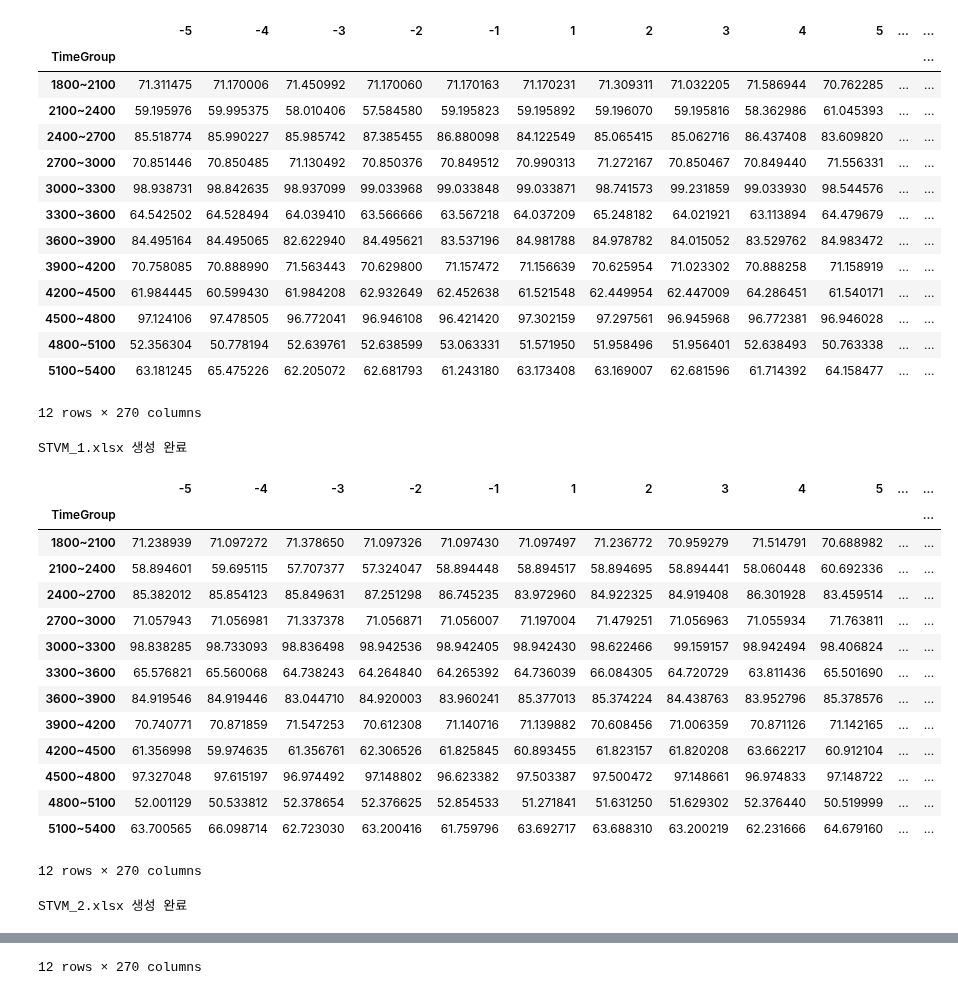
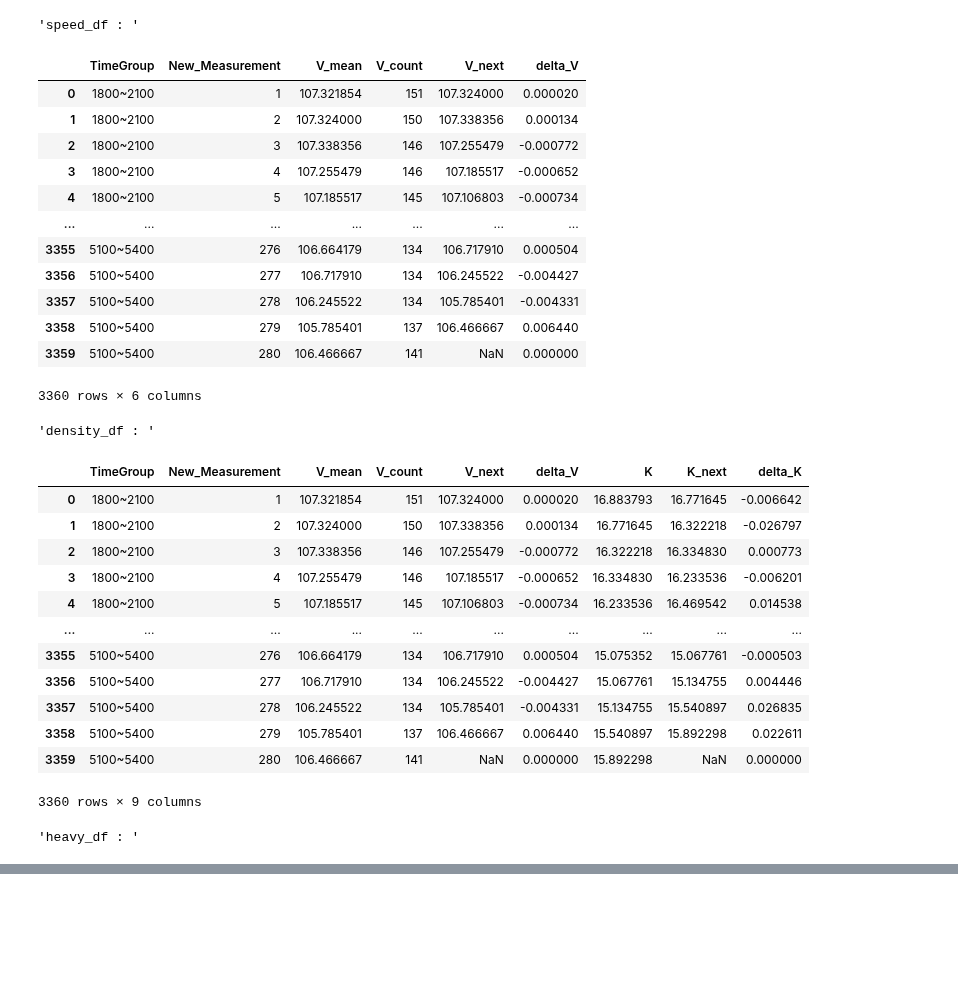
Before and after one commit to hminj98/VISSIM_macro, a Jupyter notebook: network_version2/4.0/3-1.stvm_V2.2.ipynb, the cells around one changed output, grey strips where cells are left out. Cells and saved outputs as stored; diff of their text form; code cells hidden in the pictures; blank space fills up the shorter version.

Commit message:
stvm 수정

```diff
--- a/network_version2/4.0/3-1.stvm_V2.2.ipynb
+++ b/network_version2/4.0/3-1.stvm_V2.2.ipynb
@@ -232,7 +232,6 @@ def modify_frame(z_score_df):
     return result_df
 
 
-
 def z_to_score(z, z_min, z_max):
     if 1.645 <= z <= z_max:
         return 50 + ((95 + 5 * ((z - 1.645) / (z_max - 1.645))) * 0.5)
@@ -271,13 +270,23 @@ def z_to_score(z, z_min, z_max):
     else:
         return np.nan
 
+def merged_varible(speed_df, density_df, heavy_df, entry_saturation_df, rfr_df, normality_df):
+    display("speed_df : ", speed_df)
+    display("density_df : ", density_df)
+    display("heavy_df : ", heavy_df)
+    display("entry_saturation_df : ", entry_saturation_df)
+    display("rfr_df : ", rfr_df)
+    display("normality_df : ", normality_df)
+    return False
+
 ###################################################################################################################
 
-folder_path = r"E:\network_version2.9.0\network09_mer"
+folder_path = r"C:\Users\(주)내일이엔시 도로교통안전연구소\Desktop\초장대 K-지하고속도로 인프라 안전 및 효율 향상 기술 개발(2차년도)\자료모음\시뮬레이션 설명 자료\소장님 컴펌 자료\mer파일\600"
 mer_list = [file for file in os.listdir(folder_path) if file.endswith(".mer")]
 
 grouped_df = pd.DataFrame()
 result_df = pd.DataFrame()
+
 for i in range(len(mer_list)):
     mer_file = mer_list[i]
     with open(os.path.join(folder_path, mer_file), "r", encoding="utf-8", errors="ignore") as file:
@@ -330,63 +339,63 @@ for i in range(len(mer_list)):
                 heavy_df = heavy_rate(original_df)
 
                 # 진입 포화도
                 entry_saturation_df = entry_saturation(original_df)
 
                 # 램프 유출입 비율
                 rfr_df = rfr_rate(original_df)
 
                 # 진출 정상성
                 normality_df = output_normality(original_df)
 
                 # STVM 계산
                 stvm_df = calculate_stvm(speed_df, density_df, heavy_df, entry_saturation_df, rfr_df, normality_df)
 
                 # Z-Score 계산
                 z_score_df = calculate_z_score(stvm_df)
 
                 # 결과 정리
                 result_df = modify_frame(z_score_df)
 
+                # 변수별 데이터 모음(STVM 결과랑 상관 X)
+                varible_df = merged_varible(speed_df, density_df, heavy_df, entry_saturation_df, rfr_df, normality_df)
+
                 excel_folder_path = os.path.join(folder_path, "STVM")
                 os.makedirs(excel_folder_path, exist_ok=True)
                 excel_file_name = f"STVM_{i+1}.xlsx"
                 excel_file_path = os.path.join(excel_folder_path, excel_file_name)
-                result_df.to_excel(excel_file_path, index=True)
+                #result_df.to_excel(excel_file_path, index=True)
                 print(f"{excel_file_name} 생성 완료")
 
                 # 메모리 정리
                 del df, original_df, speed_df, density_df, heavy_df, entry_saturation_df, rfr_df, normality_df, stvm_df, z_score_df
                 gc.collect()
 # %% [output]
+'speed_df : '
-|  | -5 | -4 | -3 | -2 | -1 | 1 | 2 | 3 | 4 | 5 | ... | ... |
-| TimeGroup |  |  |  |  |  |  |  |  |  |  |  | ... |
-| 1800~2100 | 71.311475 | 71.170006 | 71.450992 | 71.170060 | 71.170163 | 71.170231 | 71.309311 | 71.032205 | 71.586944 | 70.762285 | ... | ... |
-| 2100~2400 | 59.195976 | 59.995375 | 58.010406 | 57.584580 | 59.195823 | 59.195892 | 59.196070 | 59.195816 | 58.362986 | 61.045393 | ... | ... |
-| 2400~2700 | 85.518774 | 85.990227 | 85.985742 | 87.385455 | 86.880098 | 84.122549 | 85.065415 | 85.062716 | 86.437408 | 83.609820 | ... | ... |
-| 2700~3000 | 70.851446 | 70.850485 | 71.130492 | 70.850376 | 70.849512 | 70.990313 | 71.272167 | 70.850467 | 70.849440 | 71.556331 | ... | ... |
-| 3000~3300 | 98.938731 | 98.842635 | 98.937099 | 99.033968 | 99.033848 | 99.033871 | 98.741573 | 99.231859 | 99.033930 | 98.544576 | ... | ... |
-| 3300~3600 | 64.542502 | 64.528494 | 64.039410 | 63.566666 | 63.567218 | 64.037209 | 65.248182 | 64.021921 | 63.113894 | 64.479679 | ... | ... |
-| 3600~3900 | 84.495164 | 84.495065 | 82.622940 | 84.495621 | 83.537196 | 84.981788 | 84.978782 | 84.015052 | 83.529762 | 84.983472 | ... | ... |
-| 3900~4200 | 70.758085 | 70.888990 | 71.563443 | 70.629800 | 71.157472 | 71.156639 | 70.625954 | 71.023302 | 70.888258 | 71.158919 | ... | ... |
-| 4200~4500 | 61.984445 | 60.599430 | 61.984208 | 62.932649 | 62.452638 | 61.521548 | 62.449954 | 62.447009 | 64.286451 | 61.540171 | ... | ... |
-| 4500~4800 | 97.124106 | 97.478505 | 96.772041 | 96.946108 | 96.421420 | 97.302159 | 97.297561 | 96.945968 | 96.772381 | 96.946028 | ... | ... |
-| 4800~5100 | 52.356304 | 50.778194 | 52.639761 | 52.638599 | 53.063331 | 51.571950 | 51.958496 | 51.956401 | 52.638493 | 50.763338 | ... | ... |
-| 5100~5400 | 63.181245 | 65.475226 | 62.205072 | 62.681793 | 61.243180 | 63.173408 | 63.169007 | 62.681596 | 61.714392 | 64.158477 | ... | ... |
+|  | TimeGroup | New_Measurement | V_mean | V_count | V_next | delta_V |
+| 0 | 1800~2100 | 1 | 107.321854 | 151 | 107.324000 | 0.000020 |
+| 1 | 1800~2100 | 2 | 107.324000 | 150 | 107.338356 | 0.000134 |
+| 2 | 1800~2100 | 3 | 107.338356 | 146 | 107.255479 | -0.000772 |
+| 3 | 1800~2100 | 4 | 107.255479 | 146 | 107.185517 | -0.000652 |
+| 4 | 1800~2100 | 5 | 107.185517 | 145 | 107.106803 | -0.000734 |
+| ... | ... | ... | ... | ... | ... | ... |
+| 3355 | 5100~5400 | 276 | 106.664179 | 134 | 106.717910 | 0.000504 |
+| 3356 | 5100~5400 | 277 | 106.717910 | 134 | 106.245522 | -0.004427 |
+| 3357 | 5100~5400 | 278 | 106.245522 | 134 | 105.785401 | -0.004331 |
+| 3358 | 5100~5400 | 279 | 105.785401 | 137 | 106.466667 | 0.006440 |
+| 3359 | 5100~5400 | 280 | 106.466667 | 141 | NaN | 0.000000 |
-12 rows × 270 columns
-STVM_1.xlsx 생성 완료
+3360 rows × 6 columns
+'density_df : '
-|  | -5 | -4 | -3 | -2 | -1 | 1 | 2 | 3 | 4 | 5 | ... | ... |
-| TimeGroup |  |  |  |  |  |  |  |  |  |  |  | ... |
-| 1800~2100 | 71.238939 | 71.097272 | 71.378650 | 71.097326 | 71.097430 | 71.097497 | 71.236772 | 70.959279 | 71.514791 | 70.688982 | ... | ... |
-| 2100~2400 | 58.894601 | 59.695115 | 57.707377 | 57.324047 | 58.894448 | 58.894517 | 58.894695 | 58.894441 | 58.060448 | 60.692336 | ... | ... |
-| 2400~2700 | 85.382012 | 85.854123 | 85.849631 | 87.251298 | 86.745235 | 83.972960 | 84.922325 | 84.919408 | 86.301928 | 83.459514 | ... | ... |
-| 2700~3000 | 71.057943 | 71.056981 | 71.337378 | 71.056871 | 71.056007 | 71.197004 | 71.479251 | 71.056963 | 71.055934 | 71.763811 | ... | ... |
-| 3000~3300 | 98.838285 | 98.733093 | 98.836498 | 98.942536 | 98.942405 | 98.942430 | 98.622466 | 99.159157 | 98.942494 | 98.406824 | ... | ... |
-| 3300~3600 | 65.576821 | 65.560068 | 64.738243 | 64.264840 | 64.265392 | 64.736039 | 66.084305 | 64.720729 | 63.811436 | 65.501690 | ... | ... |
-| 3600~3900 | 84.919546 | 84.919446 | 83.044710 | 84.920003 | 83.960241 | 85.377013 | 85.374224 | 84.438763 | 83.952796 | 85.378576 | ... | ... |
-| 3900~4200 | 70.740771 | 70.871859 | 71.547253 | 70.612308 | 71.140716 | 71.139882 | 70.608456 | 71.006359 | 70.871126 | 71.142165 | ... | ... |
-| 4200~4500 | 61.356998 | 59.974635 | 61.356761 | 62.306526 | 61.825845 | 60.893455 | 61.823157 | 61.820208 | 63.662217 | 60.912104 | ... | ... |
-| 4500~4800 | 97.327048 | 97.615197 | 96.974492 | 97.148802 | 96.623382 | 97.503387 | 97.500472 | 97.148661 | 96.974833 | 97.148722 | ... | ... |
-| 4800~5100 | 52.001129 | 50.533812 | 52.378654 | 52.376625 | 52.854533 | 51.271841 | 51.631250 | 51.629302 | 52.376440 | 50.519999 | ... | ... |
-| 5100~5400 | 63.700565 | 66.098714 | 62.723030 | 63.200416 | 61.759796 | 63.692717 | 63.688310 | 63.200219 | 62.231666 | 64.679160 | ... | ... |
+|  | TimeGroup | New_Measurement | V_mean | V_count | V_next | delta_V | K | K_next | delta_K |
+| 0 | 1800~2100 | 1 | 107.321854 | 151 | 107.324000 | 0.000020 | 16.883793 | 16.771645 | -0.006642 |
+| 1 | 1800~2100 | 2 | 107.324000 | 150 | 107.338356 | 0.000134 | 16.771645 | 16.322218 | -0.026797 |
+| 2 | 1800~2100 | 3 | 107.338356 | 146 | 107.255479 | -0.000772 | 16.322218 | 16.334830 | 0.000773 |
+| 3 | 1800~2100 | 4 | 107.255479 | 146 | 107.185517 | -0.000652 | 16.334830 | 16.233536 | -0.006201 |
+| 4 | 1800~2100 | 5 | 107.185517 | 145 | 107.106803 | -0.000734 | 16.233536 | 16.469542 | 0.014538 |
+| ... | ... | ... | ... | ... | ... | ... | ... | ... | ... |
+| 3355 | 5100~5400 | 276 | 106.664179 | 134 | 106.717910 | 0.000504 | 15.075352 | 15.067761 | -0.000503 |
+| 3356 | 5100~5400 | 277 | 106.717910 | 134 | 106.245522 | -0.004427 | 15.067761 | 15.134755 | 0.004446 |
+| 3357 | 5100~5400 | 278 | 106.245522 | 134 | 105.785401 | -0.004331 | 15.134755 | 15.540897 | 0.026835 |
+| 3358 | 5100~5400 | 279 | 105.785401 | 137 | 106.466667 | 0.006440 | 15.540897 | 15.892298 | 0.022611 |
+| 3359 | 5100~5400 | 280 | 106.466667 | 141 | NaN | 0.000000 | 15.892298 | NaN | 0.000000 |
-12 rows × 270 columns
-STVM_2.xlsx 생성 완료
+3360 rows × 9 columns
+'heavy_df : '
@@ -407 +414,0 @@ STVM_2.xlsx 생성 완료
-12 rows × 270 columns
```
Also changed, not shown: parts of 1 cell of this notebook.
